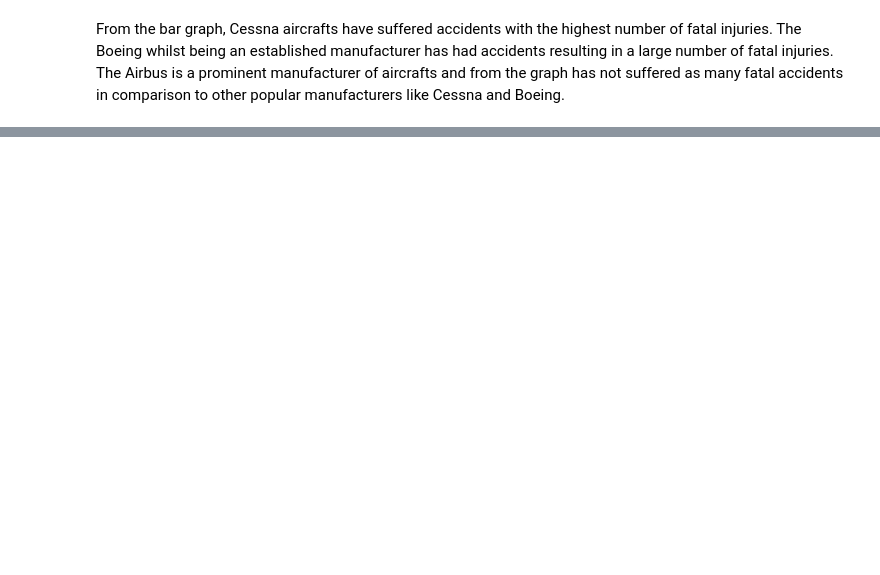
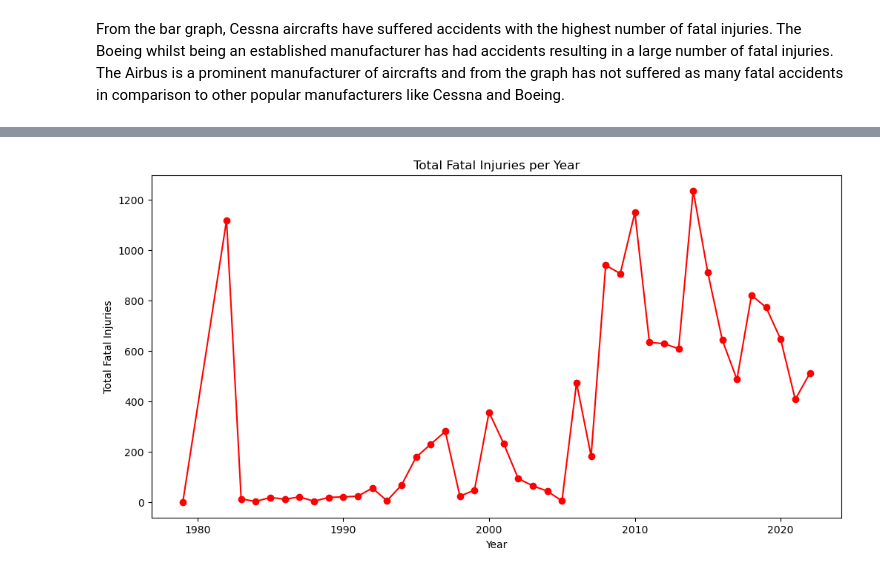
Before and after one commit to Jeffrey-sinos/Aircraft-safety-analysis, a Jupyter notebook: Aircraft-safety.ipynb, the cells around one changed output, grey strips where cells are left out. Saved outputs shown, nothing was run; the diff lists cells and outputs as text; code cells hidden in the pictures; blank space fills up the shorter version.

```diff
--- a/Aircraft-safety.ipynb
+++ b/Aircraft-safety.ipynb
@@ -626,0 +678,15 @@ ax.set_title('Fatal Injuries by Aircraft Make')
+# %%
+# plot a graph of the fatal injuries per year
+
+# group the year and the total fatal injuries
+annual_injuries = new_aviation_data.groupby(new_aviation_data['Event_Date'].dt.year)['Total_Fatal_Injuries'].sum().reset_index()
+
+plt.figure(figsize=(12,6))
+plt.plot(annual_injuries['Event_Date'], annual_injuries['Total_Fatal_Injuries'], color='red', marker='o', linestyle='-')
+plt.xlabel('Year')
+plt.ylabel('Total Fatal Injuries')
+plt.title('Total Fatal Injuries per Year')
+
+plt.show()
+# %% [output]
+[figure, added]
```
Also changed, not shown: parts of 18 cells of this notebook.
